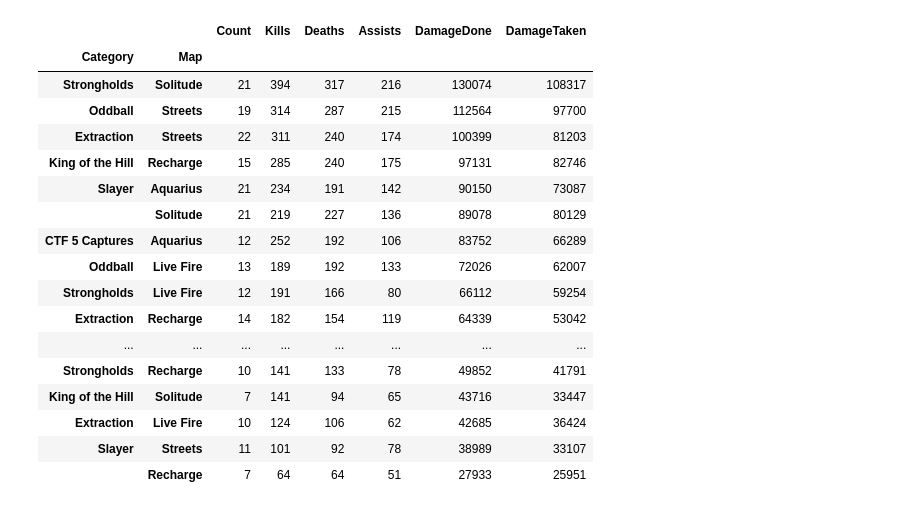
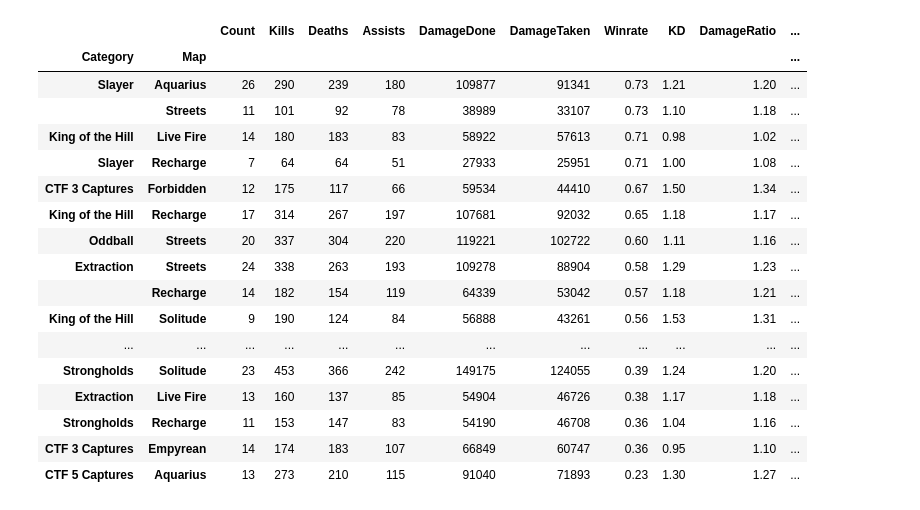
Before and after one commit to palmerac/Halo, a Jupyter notebook: halo.ipynb, the cells around one changed output. Drawn from its saved outputs; the diff is of its cells as text; code cells hidden in the pictures.

```diff
--- a/halo.ipynb
+++ b/halo.ipynb
@@ -8,7 +8,7 @@ plt.style.use('dark_background')
 import warnings
 warnings.filterwarnings('ignore')
 # %%
-df = pd.read_csv('earl694412-infinite-matchhistory.csv')
+df = pd.read_csv('earl694412-infinite-matchhistory-2.csv')
 df.info()
 # %% [output]
 <class 'pandas.core.frame.DataFrame'>
@@ -144,16 +170,20 @@ plt.show()
 # %%
 # Smooth the LifetimeWinRate using a 10-game moving average
 # dfr['SmoothedWinRate'] = dfr['LifetimeWinRate'].rolling(window=15).mean()
+roll = 50
+dfr['SmoothedWinRate'] = dfr['Outcome'].rolling(window=roll).sum() / dfr['Outcome'].rolling(window=roll).count()
 
 plt.figure(figsize=(12,8))
 ax1 = plt.gca()
 ax2 = ax1.twinx()
-ax1.plot(dfr['LifetimeWinRate'], label='KD' )
+ax1.plot(dfr['LifetimeWinRate'], label='Lifetime Win Rate' )
+ax1.plot(dfr['SmoothedWinRate'], label=(f'{roll} Game Smoothed Win Rate'))
 ax2.plot(dfr['Csr'], color='green', label='CSR')
-ax1.set_title('Win Rate and CSR over Time', fontsize=18)
+ax1.set_title(f'{roll} Game Smoothed Win Rate and CSR over Time', fontsize=18)
 ax1.set_xlabel('Games Played')
 ax1.set_ylabel('Win Rate')
 ax2.set_ylabel('CSR')
+ax1.yaxis.grid(True)
 ax1.legend(loc='upper left')
 ax2.legend(loc='upper right')
 plt.tight_layout()
@@ -163,0 +226,19 @@ plt.show()
+# %%
+# Smooth the LifetimeWinRate using a 10-game moving average
+# Set roll to ** game moving average
+roll = 25
+dfr['SmoothedDmg'] = dfr['Dmg/10Min'].rolling(window=roll).mean()
+dfr['SmoothedDmgT'] = dfr['DmgT/10Min'].rolling(window=roll).mean()
+
+
+plt.figure(figsize=(14,8))
+ax1 = plt.gca()
+ax1.plot(dfr['SmoothedDmg'], label='Damage Done')
+ax1.plot(dfr['SmoothedDmgT'], label='Damage Taken')
+ax1.set_title(f'{roll} Game Smoothed Damage Done & Taken', fontsize=22)
+ax1.set_xlabel('Games Played')
+ax1.legend(loc='upper left')
+ax1.yaxis.grid(True)
+plt.tight_layout()
+plt.savefig('Plots/KDASmooth.png', dpi=300)
+plt.show()
@@ -369,30 +472,35 @@ dfrc
 # %%
 dfrcc = dfr.groupby(['Category','Map']).agg({'Category': 'count',
                                              'Kills' : 'sum',
                                              'Deaths' : 'sum',
                                              'Assists' : 'sum',
                                              'DamageDone': 'sum',
                                              'DamageTaken': 'sum',
+                                             'Outcome': 'mean',
                                              })
-dfrcc.rename(columns={'Category': 'Count', 'LengthMinutes': 'LengthHours'}, inplace=True)
-dfrcc = dfrcc.sort_values('DamageDone', ascending=False)
+dfrcc.rename(columns={'Category': 'Count', 'Outcome': 'Winrate'}, inplace=True)
+dfrcc['KD'] = dfrcc['Kills'] / dfrcc['Deaths']
+dfrcc['DamageRatio'] = dfrcc['DamageDone'] / dfrcc['DamageTaken']
+dfrcc['Dmg/Life'] = dfrcc['DamageDone'] / dfrcc['Deaths']
+dfrcc['ExDmg/Life'] = (dfrcc['DamageDone'] - dfrcc['DamageTaken']) / dfrcc['Deaths']
+dfrcc = round(dfrcc.sort_values('Winrate', ascending=False),2)
 dfrcc
 # %% [output]
-|  |  | Count | Kills | Deaths | Assists | DamageDone | DamageTaken |
-| Category | Map |  |  |  |  |  |  |
-| Strongholds | Solitude | 21 | 394 | 317 | 216 | 130074 | 108317 |
-| Oddball | Streets | 19 | 314 | 287 | 215 | 112564 | 97700 |
-| Extraction | Streets | 22 | 311 | 240 | 174 | 100399 | 81203 |
-| King of the Hill | Recharge | 15 | 285 | 240 | 175 | 97131 | 82746 |
-| Slayer | Aquarius | 21 | 234 | 191 | 142 | 90150 | 73087 |
-|  | Solitude | 21 | 219 | 227 | 136 | 89078 | 80129 |
-| CTF 5 Captures | Aquarius | 12 | 252 | 192 | 106 | 83752 | 66289 |
-| Oddball | Live Fire | 13 | 189 | 192 | 133 | 72026 | 62007 |
-| Strongholds | Live Fire | 12 | 191 | 166 | 80 | 66112 | 59254 |
-| Extraction | Recharge | 14 | 182 | 154 | 119 | 64339 | 53042 |
-| ... | ... | ... | ... | ... | ... | ... | ... |
-| Strongholds | Recharge | 10 | 141 | 133 | 78 | 49852 | 41791 |
-| King of the Hill | Solitude | 7 | 141 | 94 | 65 | 43716 | 33447 |
-| Extraction | Live Fire | 10 | 124 | 106 | 62 | 42685 | 36424 |
-| Slayer | Streets | 11 | 101 | 92 | 78 | 38989 | 33107 |
-|  | Recharge | 7 | 64 | 64 | 51 | 27933 | 25951 |
+|  |  | Count | Kills | Deaths | Assists | DamageDone | DamageTaken | Winrate | KD | DamageRatio | ... |
+| Category | Map |  |  |  |  |  |  |  |  |  | ... |
+| Slayer | Aquarius | 26 | 290 | 239 | 180 | 109877 | 91341 | 0.73 | 1.21 | 1.20 | ... |
+|  | Streets | 11 | 101 | 92 | 78 | 38989 | 33107 | 0.73 | 1.10 | 1.18 | ... |
+| King of the Hill | Live Fire | 14 | 180 | 183 | 83 | 58922 | 57613 | 0.71 | 0.98 | 1.02 | ... |
+| Slayer | Recharge | 7 | 64 | 64 | 51 | 27933 | 25951 | 0.71 | 1.00 | 1.08 | ... |
+| CTF 3 Captures | Forbidden | 12 | 175 | 117 | 66 | 59534 | 44410 | 0.67 | 1.50 | 1.34 | ... |
+| King of the Hill | Recharge | 17 | 314 | 267 | 197 | 107681 | 92032 | 0.65 | 1.18 | 1.17 | ... |
+| Oddball | Streets | 20 | 337 | 304 | 220 | 119221 | 102722 | 0.60 | 1.11 | 1.16 | ... |
+| Extraction | Streets | 24 | 338 | 263 | 193 | 109278 | 88904 | 0.58 | 1.29 | 1.23 | ... |
+|  | Recharge | 14 | 182 | 154 | 119 | 64339 | 53042 | 0.57 | 1.18 | 1.21 | ... |
+| King of the Hill | Solitude | 9 | 190 | 124 | 84 | 56888 | 43261 | 0.56 | 1.53 | 1.31 | ... |
+| ... | ... | ... | ... | ... | ... | ... | ... | ... | ... | ... | ... |
+| Strongholds | Solitude | 23 | 453 | 366 | 242 | 149175 | 124055 | 0.39 | 1.24 | 1.20 | ... |
+| Extraction | Live Fire | 13 | 160 | 137 | 85 | 54904 | 46726 | 0.38 | 1.17 | 1.18 | ... |
+| Strongholds | Recharge | 11 | 153 | 147 | 83 | 54190 | 46708 | 0.36 | 1.04 | 1.16 | ... |
+| CTF 3 Captures | Empyrean | 14 | 174 | 183 | 107 | 66849 | 60747 | 0.36 | 0.95 | 1.10 | ... |
+| CTF 5 Captures | Aquarius | 13 | 273 | 210 | 115 | 91040 | 71893 | 0.23 | 1.30 | 1.27 | ... |
```
Also changed, not shown: parts of 22 cells of this notebook, 11 other files.
